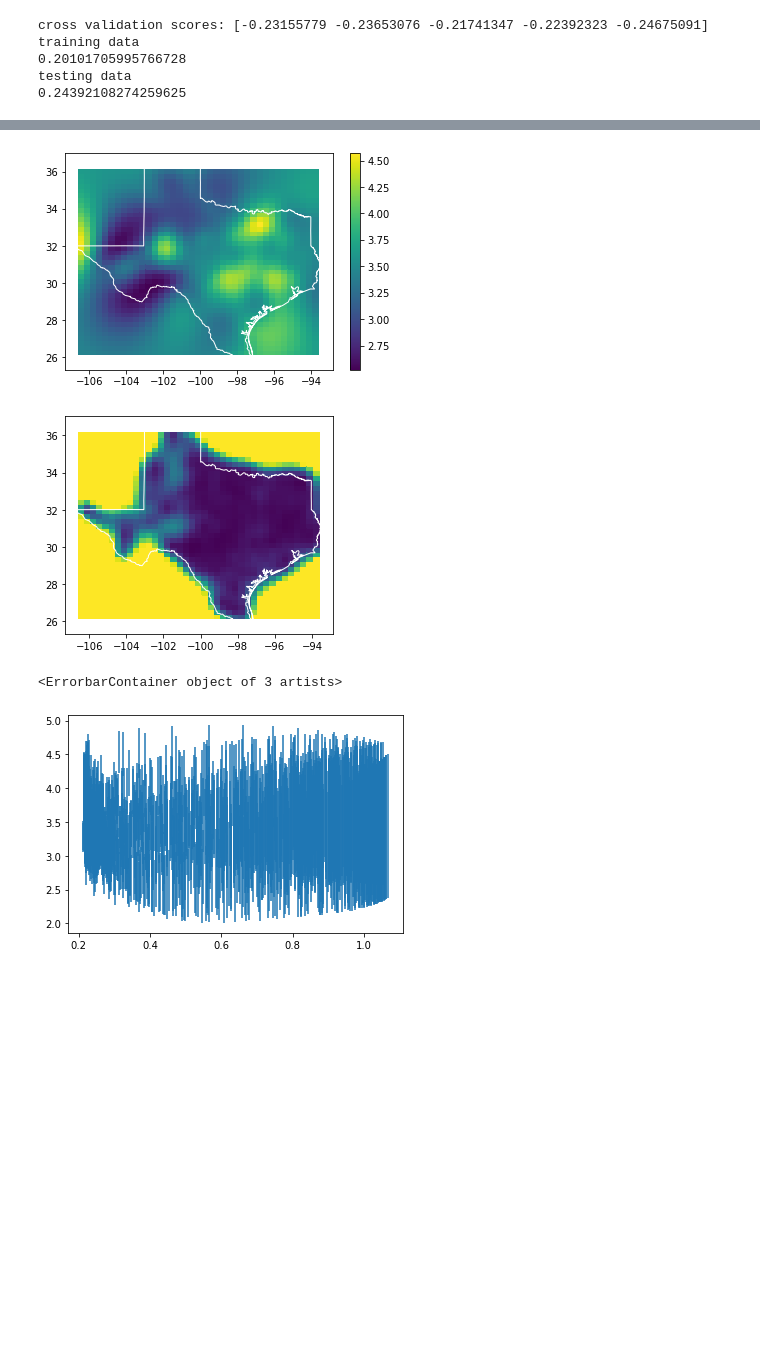
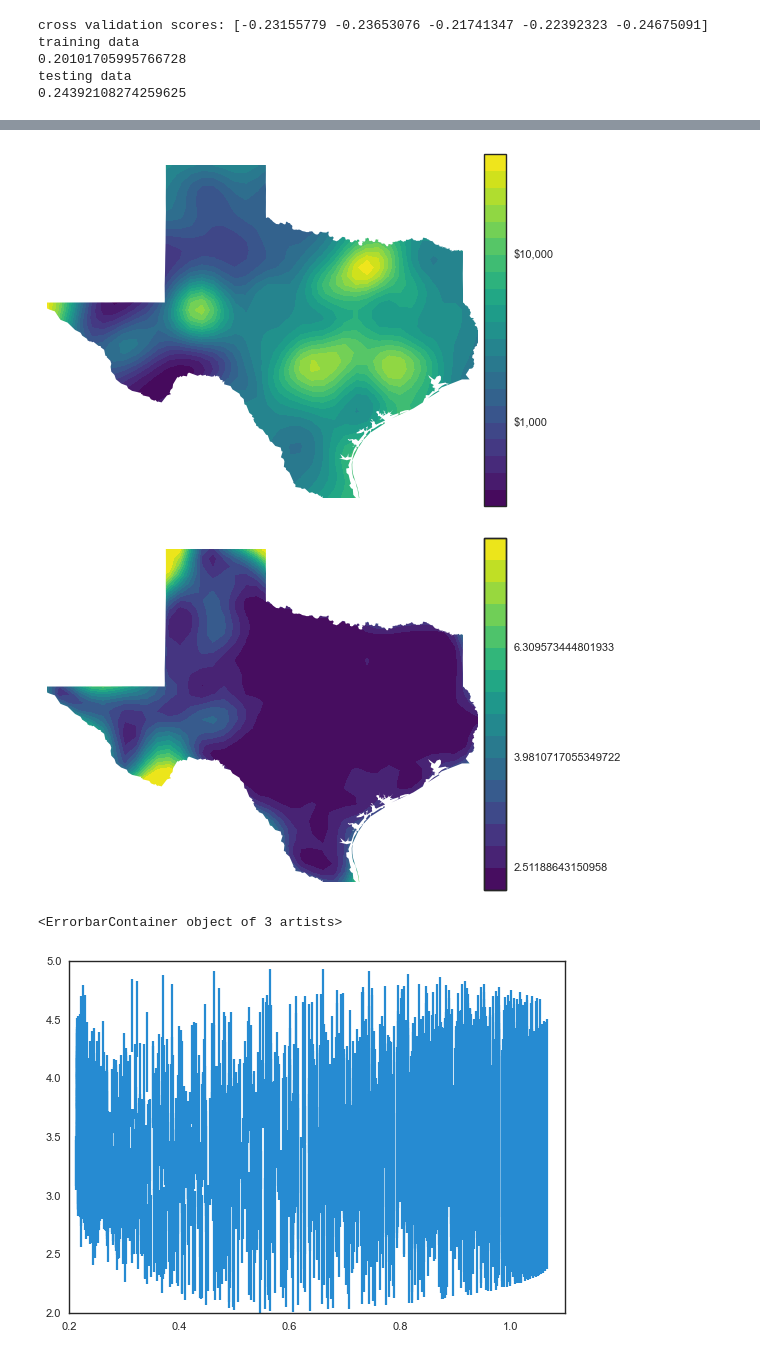
Before and after one commit to akuczala/windsite, a Jupyter notebook: notebooks/land-values-TX.ipynb, the cells around one changed output, grey strips where cells are left out. Cells and saved outputs as stored; diff of their text form; code cells hidden in the pictures; blank space fills up the shorter version.

Commit message:
minor updates, figures

```diff
--- a/notebooks/land-values-TX.ipynb
+++ b/notebooks/land-values-TX.ipynb
@@ -127,0 +149,11 @@ testing data
+# %%
+import geopandas as gpd
+texas = maps.get_state_gpd('TX')
+texas_box = gpd.GeoDataFrame({'geometry':maps.get_state_gpd('TX').envelope})
+fig, ax = plt.subplots()
+#texas_box.plot(ax=ax)
+#texas.plot(ax=ax)
+anti_texas = gpd.overlay(texas_box,
+            texas,
+            how='difference')
+anti_texas.plot()
@@ -128,28 +164,56 @@ testing data
 # %%
 import imp
 import maps
 imp.reload(maps)
 import maps
 
 lon_range = np.linspace(np.min(parsed_df['longitude']),np.max(parsed_df['longitude']),40)
 lat_range = np.linspace(np.min(parsed_df['latitude']),np.max(parsed_df['latitude']),40)
 grid = np.meshgrid(lon_range,lat_range,indexing='ij')
 grid_pts = np.vstack((grid[1].ravel(),grid[0].ravel())).T
+#grid_edges =
+y_pred, y_pred_std = model.predict(grid_pts,return_std=True)
 
-y_pred, y_pred_std = model.predict(grid_pts,return_std=True)
 fig, ax = plt.subplots()
 #im = ax.scatter(grid_pts[:,0],grid_pts[:,0],c=y_pred);
-im = ax.pcolor(grid[0],grid[1],y_pred.reshape(grid[0].shape));
-fig.colorbar(im,ax=ax);
-maps.get_state_gpd('TX').plot(ax=ax,color='none',edgecolor='white')
+im = ax.contourf(grid[0],grid[1],y_pred.reshape(grid[0].shape),20,
+                 cmap='viridis');
+
+
+divider = make_axes_locatable(ax)
+cax = divider.append_axes("right", size="5%", pad=0.05)
+cbar = fig.colorbar(im, cax=cax,ticks=[3,4,5])
+cbar.ax.set_yticklabels(['$1,000','$10,000','$100,000'])
+#maps.get_state_gpd('TX').plot(ax=ax,color='none',edgecolor='white')
+anti_texas.plot(ax=ax,color='white',edgecolor='none')
+ax.set_aspect(aspect=1)
+ax.axis('off')
 plt.show()
-plt.pcolor(grid[0],grid[1],(y_pred_std/np.std(y)).reshape(grid[0].shape),vmax=1)
-maps.get_state_gpd('TX').plot(ax=plt.gca(),color='none',edgecolor='white')
+
+fig, ax = plt.subplots()
+y_low95 = y_pred - 2*y_pred_std
+y_high95 = y_pred + 2*y_pred_std
+price_low95 = 10**y_low95
+price_high95 = 10**y_high95
+confidence_width = price_high95 - price_low95
+rel_confidence_width = confidence_width/10**y_pred
+
+test= (2*y_pred_std - y_pred)
+im = ax.contourf(grid[0],grid[1],np.minimum(1,np.log10(rel_confidence_width)).reshape(grid[0].shape),20,
+                 cmap='viridis')
+anti_texas.plot(ax=ax,color='white',edgecolor='none')
+divider = make_axes_locatable(ax)
+cax = divider.append_axes("right", size="5%", pad=0.05)
+cbar = fig.colorbar(im,cax=cax)
+cbar = fig.colorbar(im, cax=cax,ticks=[0.4,0.6,0.8])
+#cbar.ax.set_yticklabels(['10%','1%','0.1%'])
+cbar.ax.set_yticklabels([10**0.4,10**0.6,10**0.8])
+ax.axis('off')
 plt.show()
 argsort = np.argsort(y_pred)
 plt.errorbar(y_pred_std,y_pred,yerr=y_pred_std,linestyle='')
 # %% [output]
-[figure, old version]
+[figure, new version]
-[figure, old version]
+[figure, new version]
 <ErrorbarContainer object of 3 artists>
-[figure, old version]
+[figure, new version]
```
Also changed, not shown: parts of 5 cells of this notebook, 5 other files.
